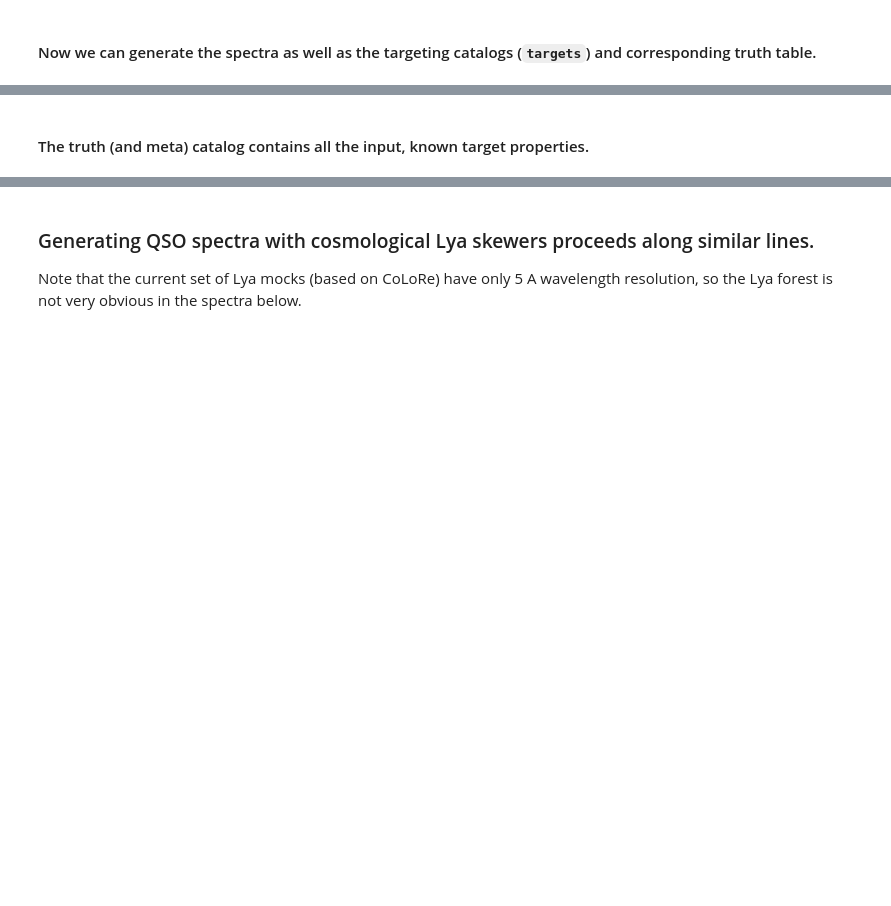
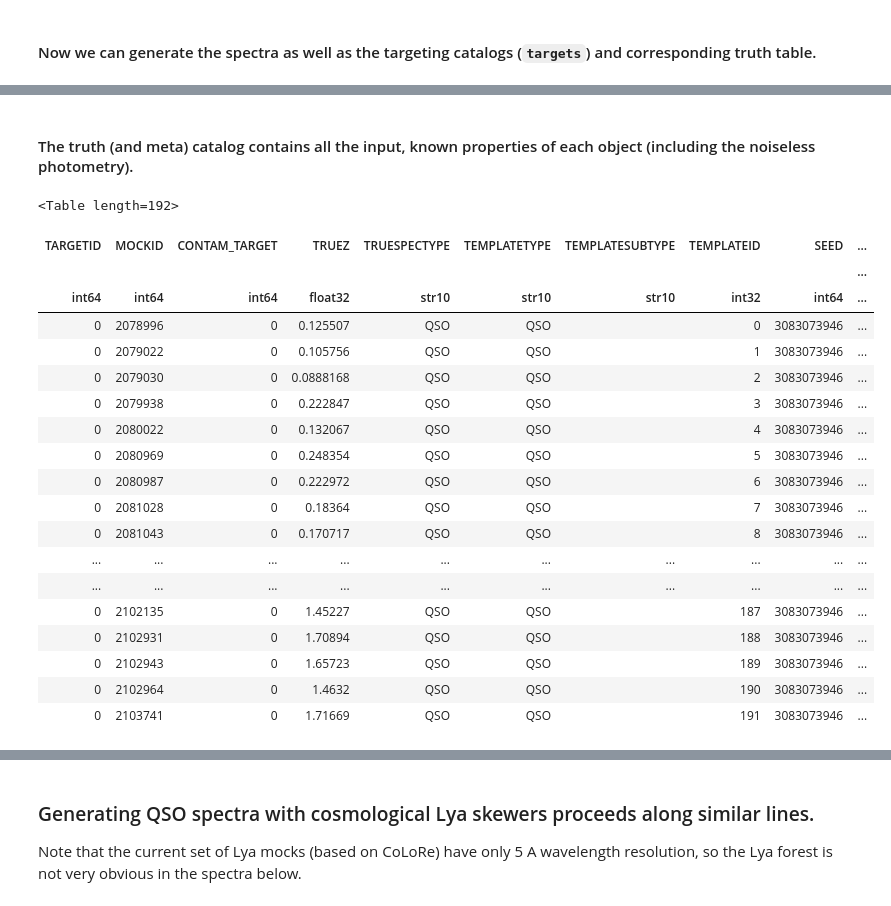
Before and after one commit to desihub/desitarget, a Jupyter notebook: doc/nb/connecting-spectra-to-mocks.ipynb, the cells around one changed output, grey strips where cells are left out. Cells and saved outputs as stored; diff of their text form; code cells hidden in the pictures; blank space fills up the shorter version.

```diff
--- a/doc/nb/connecting-spectra-to-mocks.ipynb
+++ b/doc/nb/connecting-spectra-to-mocks.ipynb
@@ -112,5 +128,26 @@ print(flux.shape, wave.shape)
 # %% [markdown]
-#### The truth (and meta) catalog contains all the input, known target properties.
+#### The truth (and meta) catalog contains all the input, known properties of each object (including the noiseless photometry).
 # %%
-truth[:2]
+truth
+# %% [output]
+<Table length=192>
+| TARGETID | MOCKID | CONTAM_TARGET | TRUEZ | TRUESPECTYPE | TEMPLATETYPE | TEMPLATESUBTYPE | TEMPLATEID | SEED | ... |
+|  |  |  |  |  |  |  |  |  | ... |
+| int64 | int64 | int64 | float32 | str10 | str10 | str10 | int32 | int64 | ... |
+| 0 | 2078996 | 0 | 0.125507 | QSO | QSO |  | 0 | 3083073946 | ... |
+| 0 | 2079022 | 0 | 0.105756 | QSO | QSO |  | 1 | 3083073946 | ... |
+| 0 | 2079030 | 0 | 0.0888168 | QSO | QSO |  | 2 | 3083073946 | ... |
+| 0 | 2079938 | 0 | 0.222847 | QSO | QSO |  | 3 | 3083073946 | ... |
+| 0 | 2080022 | 0 | 0.132067 | QSO | QSO |  | 4 | 3083073946 | ... |
+| 0 | 2080969 | 0 | 0.248354 | QSO | QSO |  | 5 | 3083073946 | ... |
+| 0 | 2080987 | 0 | 0.222972 | QSO | QSO |  | 6 | 3083073946 | ... |
+| 0 | 2081028 | 0 | 0.18364 | QSO | QSO |  | 7 | 3083073946 | ... |
+| 0 | 2081043 | 0 | 0.170717 | QSO | QSO |  | 8 | 3083073946 | ... |
+| ... | ... | ... | ... | ... | ... | ... | ... | ... | ... |
+| ... | ... | ... | ... | ... | ... | ... | ... | ... | ... |
+| 0 | 2102135 | 0 | 1.45227 | QSO | QSO |  | 187 | 3083073946 | ... |
+| 0 | 2102931 | 0 | 1.70894 | QSO | QSO |  | 188 | 3083073946 | ... |
+| 0 | 2102943 | 0 | 1.65723 | QSO | QSO |  | 189 | 3083073946 | ... |
+| 0 | 2102964 | 0 | 1.4632 | QSO | QSO |  | 190 | 3083073946 | ... |
+| 0 | 2103741 | 0 | 1.71669 | QSO | QSO |  | 191 | 3083073946 | ... |
 # %%
```
Also changed, not shown: parts of 39 cells of this notebook.
